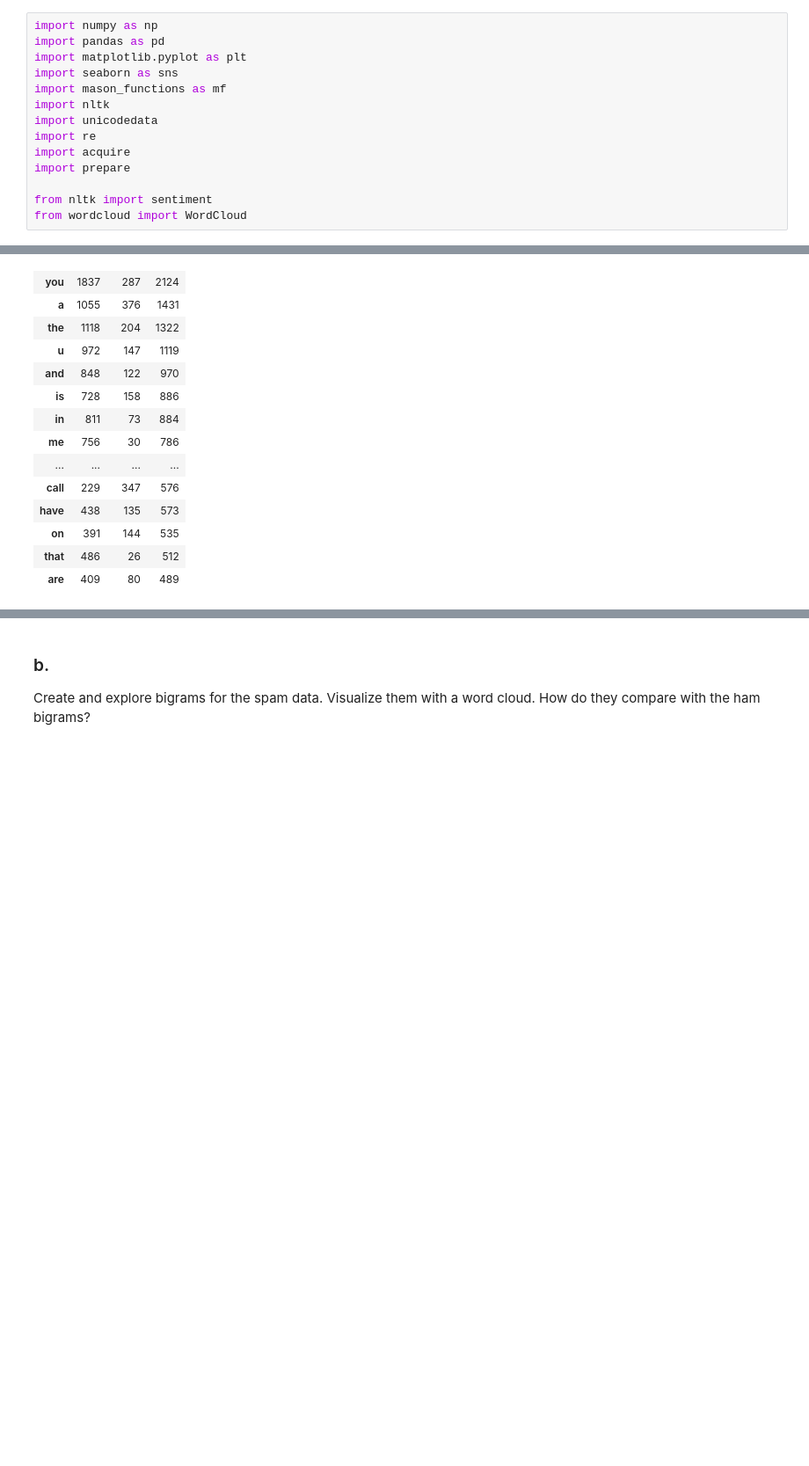
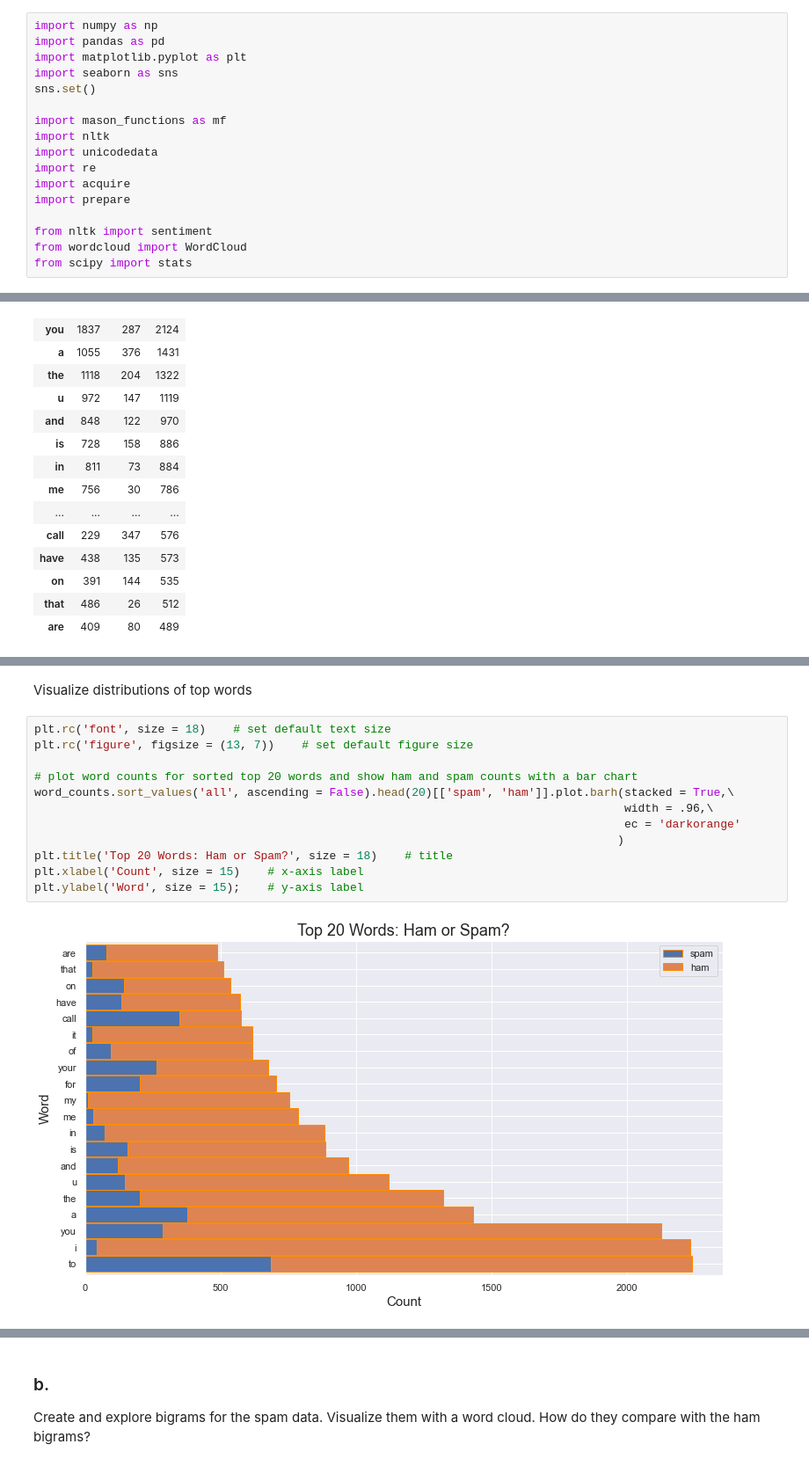
Before and after one commit to masonsherbondy/natural-language-processing-exercises, a Jupyter notebook: explore.ipynb, the cells around one changed output, grey strips where cells are left out. Shown at 88% size. Cells and saved outputs as stored; diff of their text form; blank space fills up the shorter version.

```diff
--- a/explore.ipynb
+++ b/explore.ipynb
@@ -5,6 +5,8 @@ import numpy as np
 import pandas as pd
 import matplotlib.pyplot as plt
 import seaborn as sns
+sns.set()
+
 import mason_functions as mf
 import nltk
 import unicodedata
@@ -14,6 +16,7 @@ import prepare
 
 from nltk import sentiment
 from wordcloud import WordCloud
+from scipy import stats
 # %% [markdown]
 Do your work for this exercise in a file named explore.
 # %% [markdown]
@@ -225,0 +229,16 @@ word_counts.sort_values(['ham', 'spam'], ascending = [True, False]).head(50)
+# %% [markdown]
+Visualize distributions of top words
+# %%
+plt.rc('font', size = 18)    # set default text size
+plt.rc('figure', figsize = (13, 7))    # set default figure size
+
+# plot word counts for sorted top 20 words and show ham and spam counts with a bar chart
+word_counts.sort_values('all', ascending = False).head(20)[['spam', 'ham']].plot.barh(stacked = True,\
+                                                                                      width = .96,\
+                                                                                      ec = 'darkorange'
+                                                                                     )
+plt.title('Top 20 Words: Ham or Spam?', size = 18)    # title
+plt.xlabel('Count', size = 15)    # x-axis label
+plt.ylabel('Word', size = 15);    # y-axis label
+# %% [output]
+[figure, added]
```
Also changed, not shown: parts of 43 cells of this notebook.
